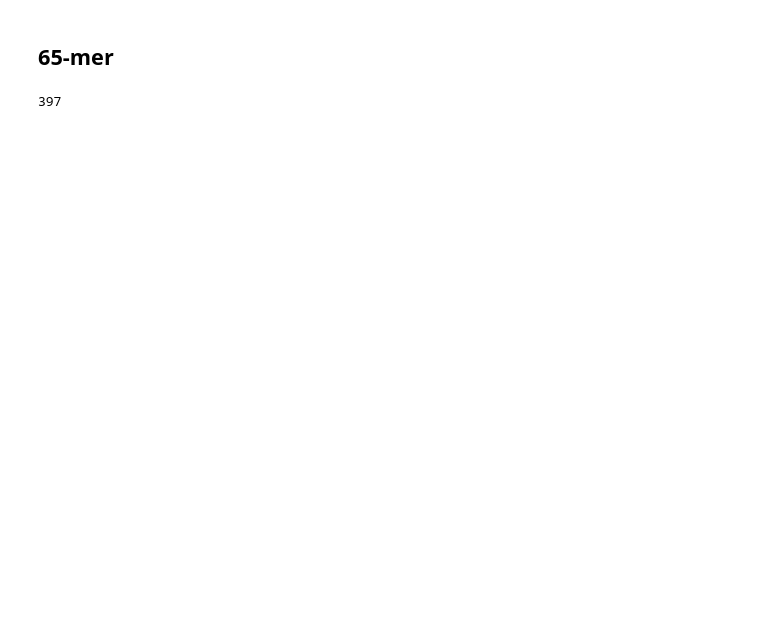
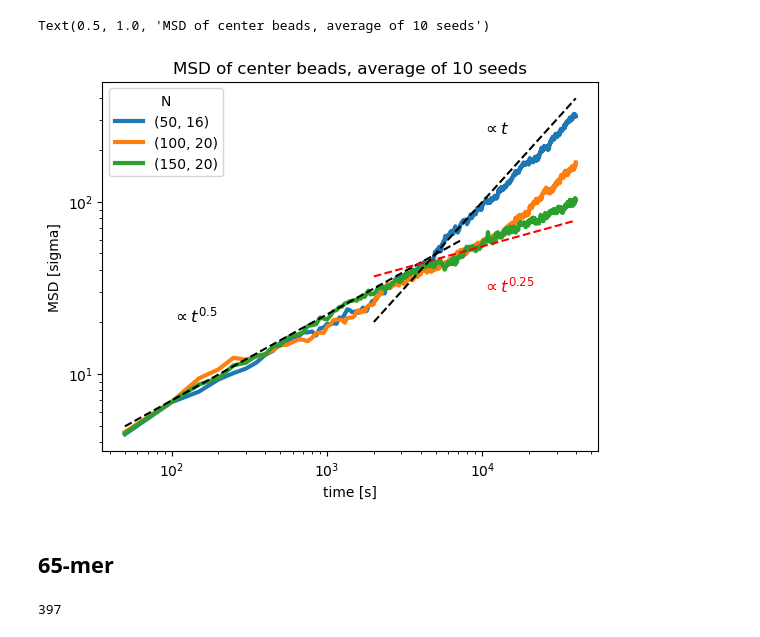
Before and after one commit to StephMcCallum/Entanglements, a Jupyter notebook: notebooks/n-mer sigma.ipynb, the cells around one changed output. Cells and saved outputs as stored; diff of their text form; code cells hidden in the pictures; blank space fills up the shorter version.

```diff
--- a/notebooks/n-mer sigma.ipynb
+++ b/notebooks/n-mer sigma.ipynb
@@ -8,3 +8,49 @@ project = signac.get_project("/home/stephaniemccallu/scratch/Entanglements")
+# %%
+for length, jobs in project.find_jobs().groupby("doc.lengths"):
+    msd_avg = []
+    msd_list = []
+    for job in jobs:
+        time = np.load(job.fn("msd_time_mid_c.npy"))
+        msd = np.load(job.fn("msd_data_reduced_mid_c.npy"))
+        msd_list.append(msd)
+    msd_avg = np.zeros((len(msd_list[0])))
+    for j in msd_list:
+        msd_avg += j
+    msd_avg = msd_avg/len(msd_list)
+    plt.plot(time[1:], msd_avg[1:], linewidth=3, label=(length,job.doc.num_mols))
+
+plt.plot(
+    time[1:150],
+    time[1:150]**(0.5)*7e-1,
+    color="black",
+    linestyle="--"
+)
+
+plt.plot(
+    time[40:],
+    time[40:]**(0.25)*55e-1,
+    color="red",
+    linestyle="--"
+)
+plt.plot(
+    time[40:],
+    time[40:]*1e-2,
+    color="black",
+    linestyle="--"
+)
+plt.text(1e2, 20, "$\propto t^{0.5}$",fontsize=12, color="black")
+plt.text(1e4, 30, "$\propto t^{0.25}$",fontsize=12, color="red")
+plt.text(1e4, 250, "$\propto t$",fontsize=12, color="black")
+
+plt.xscale("log")
+plt.yscale("log")
+plt.xlabel("time [s]")
+plt.ylabel("MSD [sigma]")
+plt.legend(title="N")
+plt.title("MSD of center beads, average of 10 seeds")
+# %% [output]
+Text(0.5, 1.0, 'MSD of center beads, average of 10 seeds')
+[figure, added]
 # %% [markdown]
 ## 65-mer
 # %%
```
Also changed, not shown: parts of 4 cells of this notebook, 1 other file.
